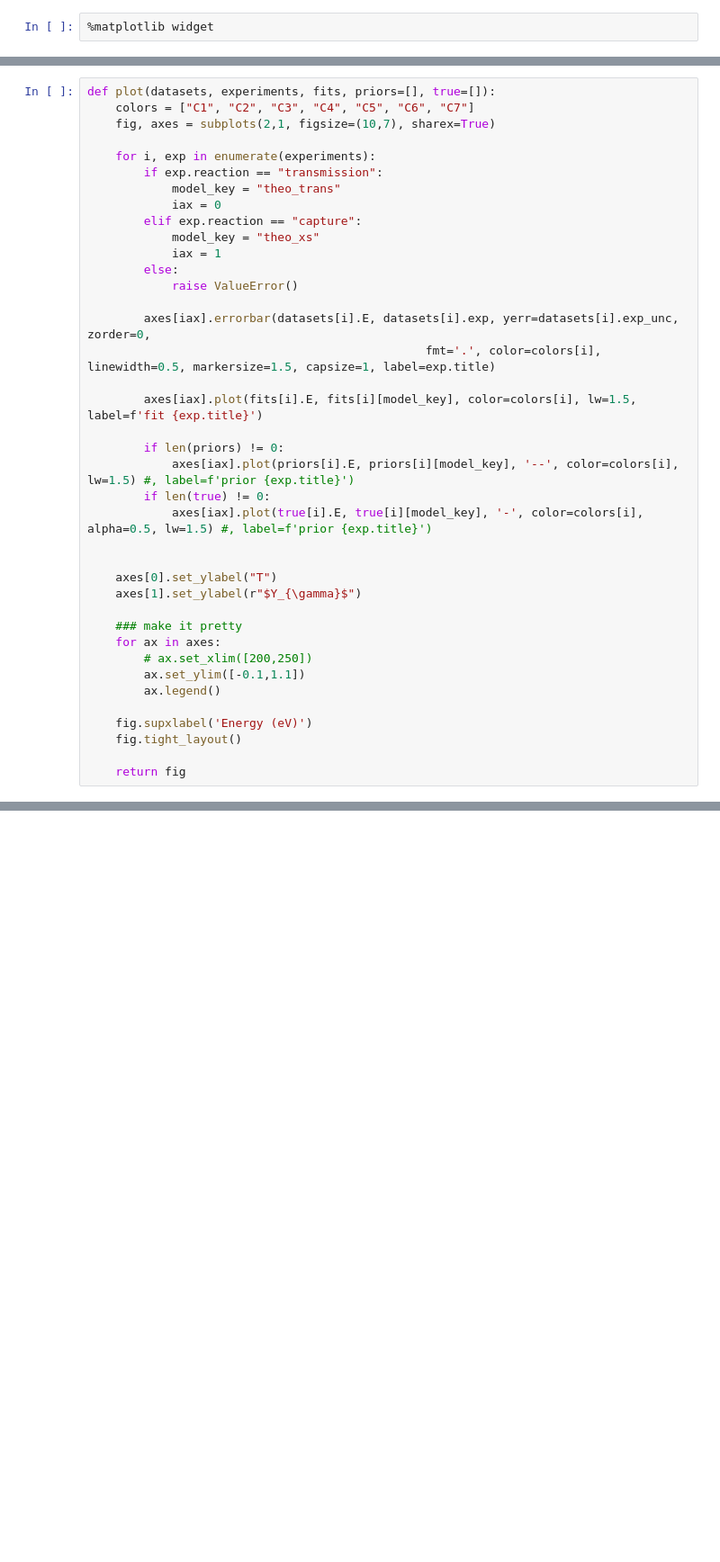
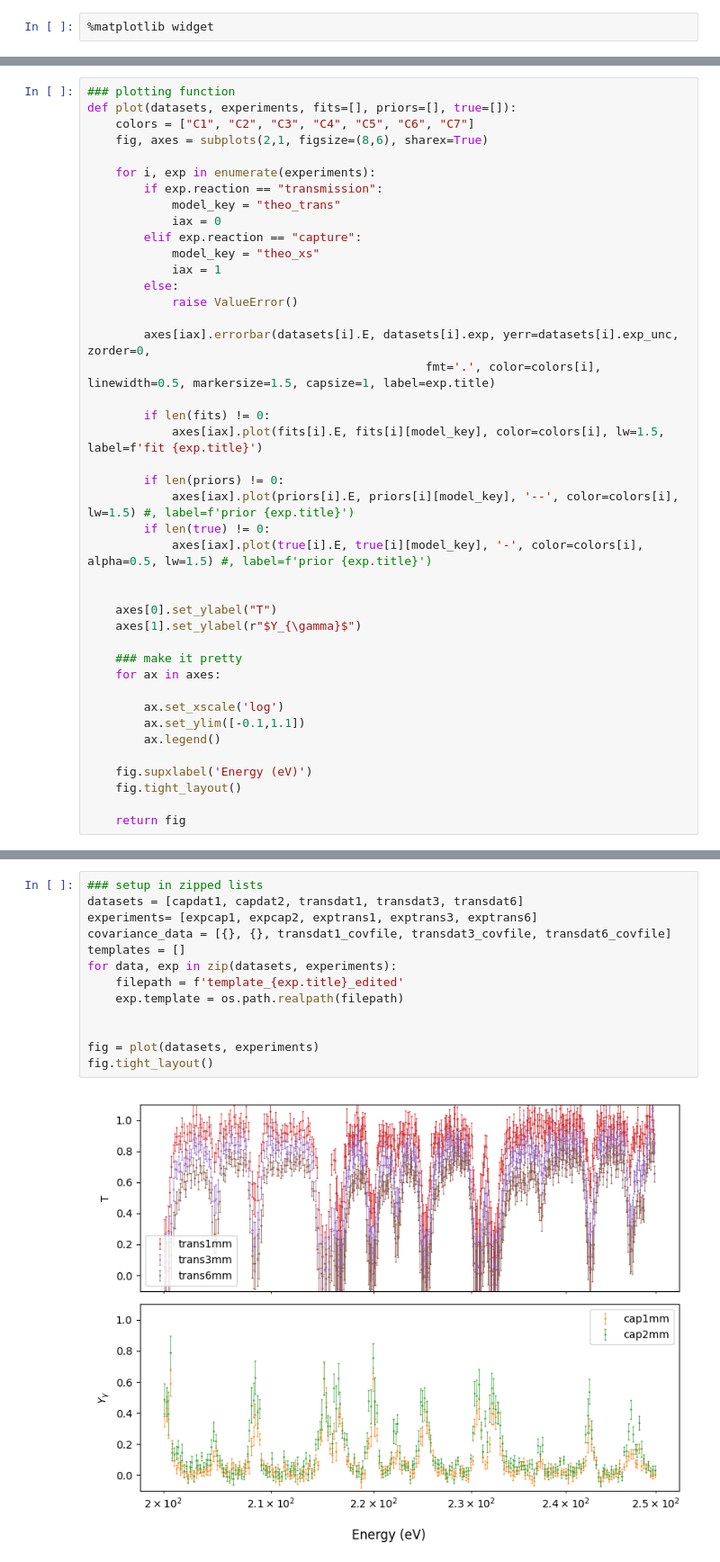
Before and after one commit to Naww137/ATARI, a Jupyter notebook: examples/Ta181_Analysis/AnalyzeTa181.ipynb, the cells around one changed output, grey strips where cells are left out. Shown at 90% size. Drawn from its saved outputs; the diff is of its cells as text; blank space fills up the shorter version.

```diff
--- a/examples/Ta181_Analysis/AnalyzeTa181.ipynb
+++ b/examples/Ta181_Analysis/AnalyzeTa181.ipynb
@@ -18,7 +182,8 @@ from copy import copy
 # %%
-def plot(datasets, experiments, fits, priors=[], true=[]):
+### plotting function
+def plot(datasets, experiments, fits=[], priors=[], true=[]):
     colors = ["C1", "C2", "C3", "C4", "C5", "C6", "C7"]
-    fig, axes = subplots(2,1, figsize=(10,7), sharex=True)
+    fig, axes = subplots(2,1, figsize=(8,6), sharex=True)
 
     for i, exp in enumerate(experiments):
         if exp.reaction == "transmission":
@@ -33,7 +198,8 @@ def plot(datasets, experiments, fits, priors=[], true=[]):
         axes[iax].errorbar(datasets[i].E, datasets[i].exp, yerr=datasets[i].exp_unc, zorder=0,
                                                 fmt='.', color=colors[i], linewidth=0.5, markersize=1.5, capsize=1, label=exp.title)
 
-        axes[iax].plot(fits[i].E, fits[i][model_key], color=colors[i], lw=1.5, label=f'fit {exp.title}')
+        if len(fits) != 0:
+            axes[iax].plot(fits[i].E, fits[i][model_key], color=colors[i], lw=1.5, label=f'fit {exp.title}')
 
         if len(priors) != 0:
             axes[iax].plot(priors[i].E, priors[i][model_key], '--', color=colors[i], lw=1.5) #, label=f'prior {exp.title}')
@@ -46,7 +212,8 @@ def plot(datasets, experiments, fits, priors=[], true=[]):
 
     ### make it pretty
     for ax in axes:
-        # ax.set_xlim([200,250])
+
+        ax.set_xscale('log')
         ax.set_ylim([-0.1,1.1])
         ax.legend()
 
@@ -100,0 +224,15 @@ jeff_parameters
+# %%
+### setup in zipped lists
+datasets = [capdat1, capdat2, transdat1, transdat3, transdat6]
+experiments= [expcap1, expcap2, exptrans1, exptrans3, exptrans6]
+covariance_data = [{}, {}, transdat1_covfile, transdat3_covfile, transdat6_covfile]
+templates = []
+for data, exp in zip(datasets, experiments):
+    filepath = f'template_{exp.title}_edited'
+    exp.template = os.path.realpath(filepath)
+
+
+fig = plot(datasets, experiments)
+fig.tight_layout()
+# %% [output]
+[figure, added]
```
Also changed, not shown: parts of 72 cells of this notebook, 12 other files.
